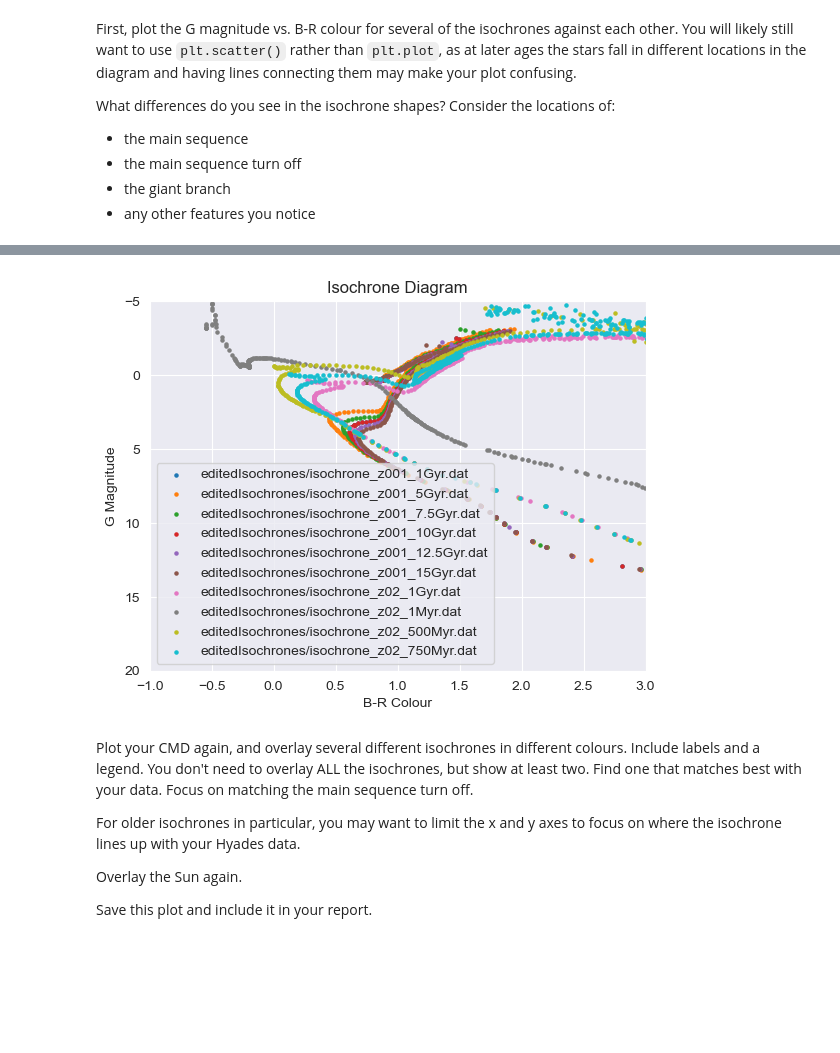
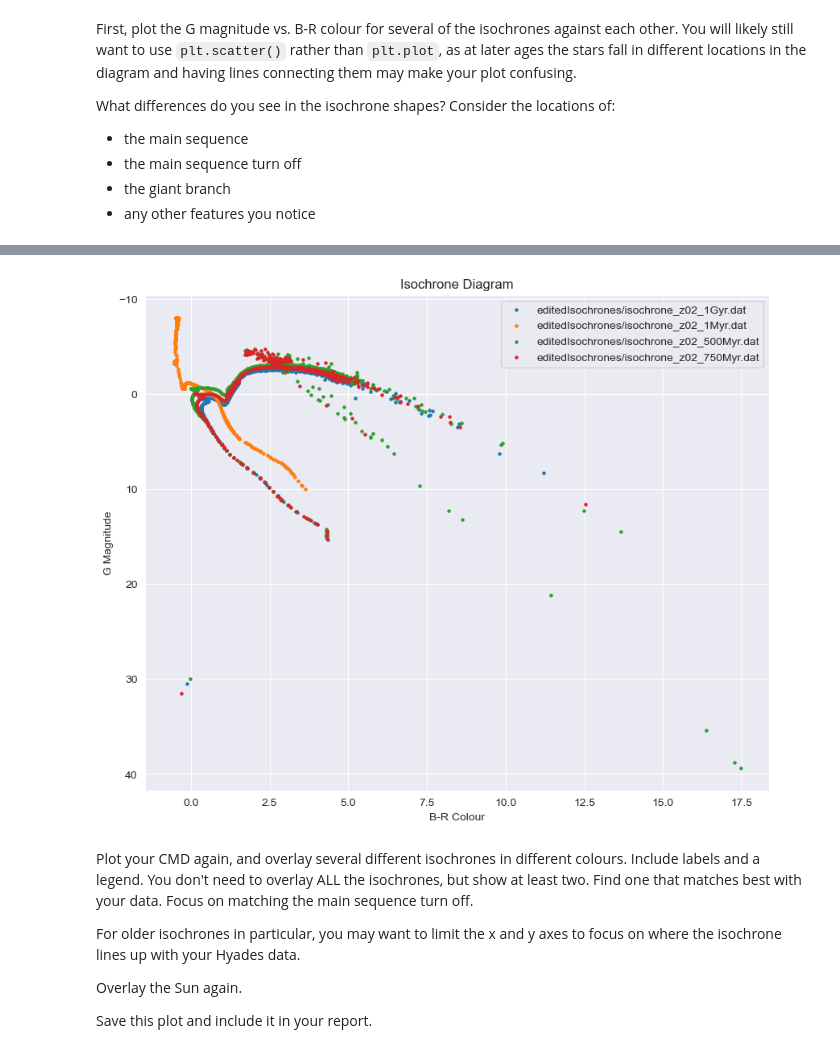
Before and after one commit to oscar066/Stellar-cluster-DataAnalysis, a Jupyter notebook: CMD_project_template.ipynb, the cells around one changed output, grey strips where cells are left out. Drawn from its saved outputs; the diff is of its cells as text; code cells hidden in the pictures; blank space fills up the shorter version.

```diff
--- a/CMD_project_template.ipynb
+++ b/CMD_project_template.ipynb
@@ -652,3 +735,15 @@ print(f"G_RPmag: {G_RPmag}\n")
+# %%
+import glob
+
+# Define the path to your isochrone files
+isochrone_path = 'editedIsochrones/'
+
+# Use glob to find files with 'z02' in the filename
+isochrone_files = glob.glob(isochrone_path + '*z02*.dat')
+
+# Loop through each file and read the data
+for file in isochrone_files:
+    isochrone_data = np.genfromtxt(file, delimiter=',', unpack=True)
 # %% [markdown]
 First, plot the G magnitude vs. B-R colour for several of the isochrones against each other. You will likely still want to use `plt.scatter()` rather than `plt.plot`, as at later ages the stars fall in different locations in the diagram and having lines connecting them may make your plot confusing.
 
@@ -657,17 +752,3 @@ What differences do you see in the isochrone shapes? Consider the locations of:
 * the main sequence turn off
 * the giant branch
 * any other features you notice
-# %%
-
-# Calculate B-R colour
-b_r = G_BPmag - G_RPmag
-
-plt.scatter(b_r, Gmag, s=5)  # s sets the size of the points
-
-plt.gca().invert_yaxis()  # Invert the y-axis because brighter stars have lower magnitudes
-
-plt.xlabel('B-R Colour')
-plt.ylabel('G Magnitude')
-plt.title('Isochrone Diagram')
-
-plt.show()
@@ -676,42 +755,40 @@ plt.show()
 # %%
 # Plot several isochrones here. Play around with x and y limits to show the most important features.
+
 # List of isochrone data files
-isochrone_files = ['editedIsochrones/isochrone_z001_1Gyr.dat', 'editedIsochrones/isochrone_z001_5Gyr.dat', 'editedIsochrones/isochrone_z001_7.5Gyr.dat', 'editedIsochrones/isochrone_z001_10Gyr.dat', 'editedIsochrones/isochrone_z001_12.5Gyr.dat', 'editedIsochrones/isochrone_z001_15Gyr.dat','editedIsochrones/isochrone_z02_1Gyr.dat','editedIsochrones/isochrone_z02_1Myr.dat','editedIsochrones/isochrone_z02_500Myr.dat','editedIsochrones/isochrone_z02_750Myr.dat' ]  # Replace with your actual file names
+isochrone_files = ['editedIsochrones/isochrone_z02_1Gyr.dat','editedIsochrones/isochrone_z02_1Myr.dat','editedIsochrones/isochrone_z02_500Myr.dat','editedIsochrones/isochrone_z02_750Myr.dat' ]
 
 # Create a new plot
-plt.figure()
+# Set the figure size
+plt.figure(figsize=(10, 8))
 
 # Loop over each isochrone file
 for file in isochrone_files:
     # Load the data
     isochrone_data = np.genfromtxt(file, delimiter=',', unpack=True)
 
     mass = isochrone_data[0]
     Gmag = isochrone_data[1]
     G_BPmag = isochrone_data[2]
     G_RPmag = isochrone_data[3]
 
     # Calculate B-R colour
     b_r = G_BPmag - G_RPmag
 
     # Plot the G magnitude vs. B-R colour
-    plt.scatter(b_r, Gmag, s=5, label=file)  # s sets the size of the points
+    plt.scatter(b_r, Gmag, s=5, label=file)
 
-# Invert the y-axis because brighter stars have lower magnitudes
+# Invert the y-axis
 plt.gca().invert_yaxis()
-
-# Set the x and y limits to show the most important features
-plt.xlim(-1, 3)  # Adjust these values as needed
-plt.ylim(20, -5)  # Adjust these values as needed
 
 plt.xlabel('B-R Colour')
 plt.ylabel('G Magnitude')
 plt.title('Isochrone Diagram')
 plt.legend()
 
 plt.show()
 # %% [output]
-[figure, old version]
+[figure, new version]
 # %% [markdown]
 Plot your CMD again, and overlay several different isochrones in different colours. Include labels and a legend. You don't need to overlay ALL the isochrones, but show at least two. Find one that matches best with your data. Focus on matching the main sequence turn off.
 
```
Also changed, not shown: parts of 52 cells of this notebook.
